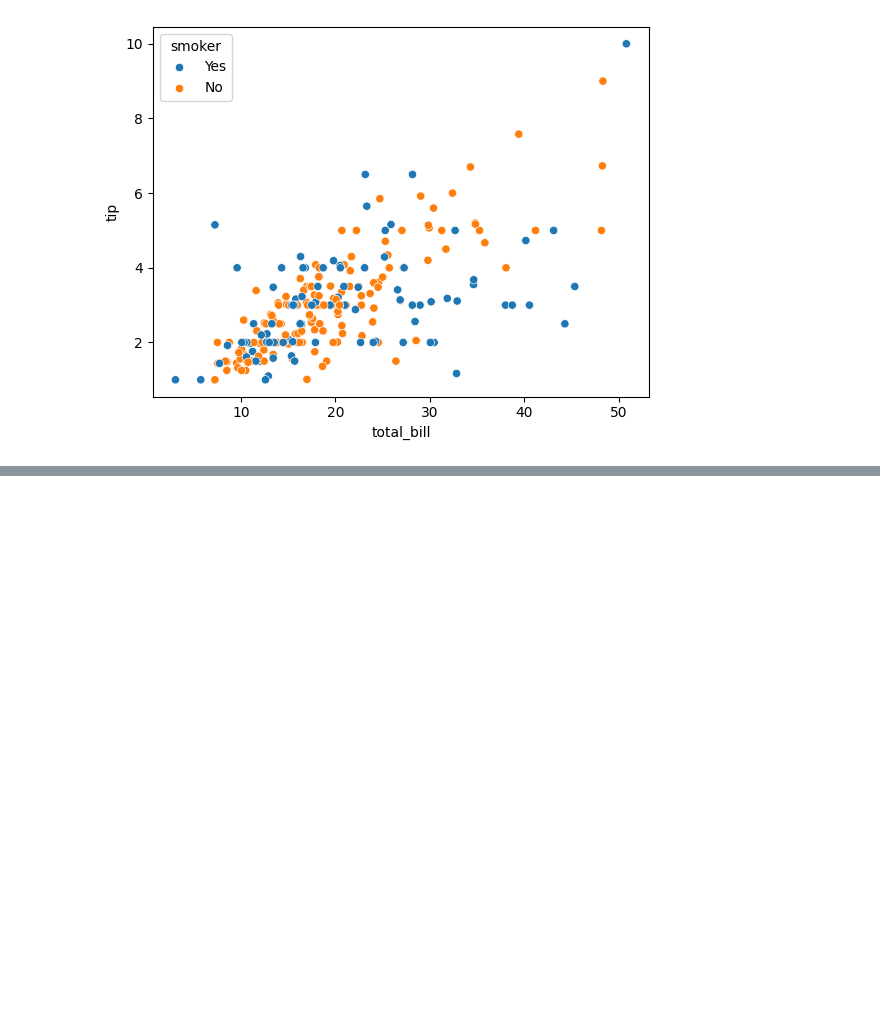
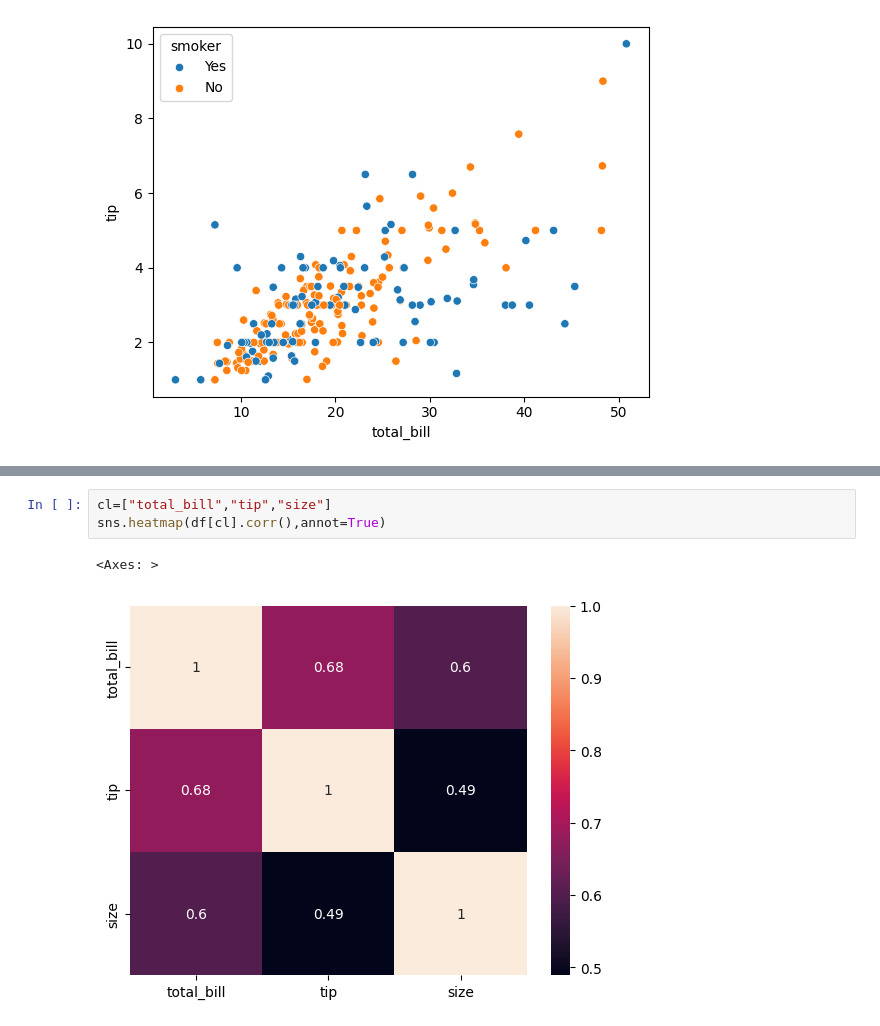
Before and after one commit to KAizoku106/numpywoksssss, a Jupyter notebook: seaborn_works/worktips.ipynb, the cells around one changed output, grey strips where cells are left out. Cells and saved outputs as stored; diff of their text form; blank space fills up the shorter version.

```diff
--- a/seaborn_works/worktips.ipynb
+++ b/seaborn_works/worktips.ipynb
@@ -52,0 +65,6 @@ sns.scatterplot(data=df,x="total_bill",y="tip",hue="smoker")
+# %%
+cl=["total_bill","tip","size"]
+sns.heatmap(df[cl].corr(),annot=True)
+# %% [output]
+<Axes: >
+[figure, added]
```
Also changed, not shown: parts of 8 cells of this notebook, 10 other files.
